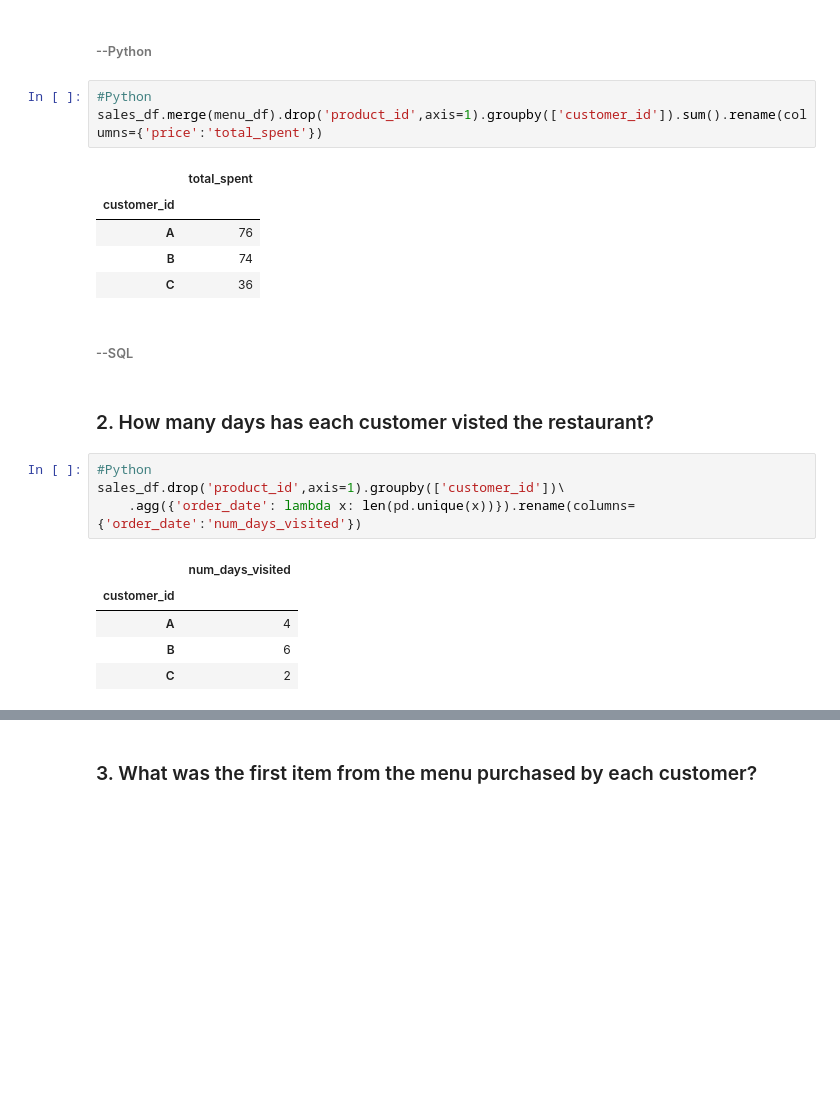
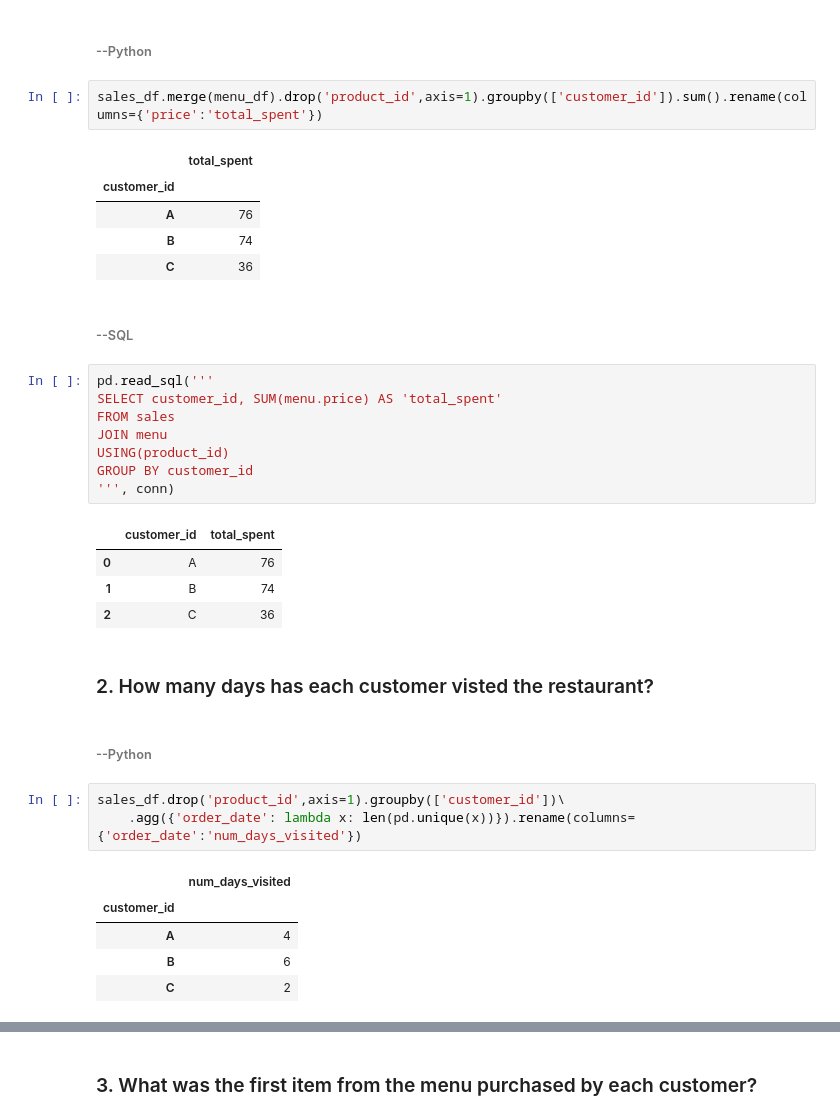
Before and after one commit to GeeSama/8weekSQLchallenge, a Jupyter notebook: dannys_diner.ipynb, the cells around one changed output, grey strips where cells are left out. Drawn from its saved outputs; the diff is of its cells as text; blank space fills up the shorter version.

```diff
--- a/dannys_diner.ipynb
+++ b/dannys_diner.ipynb
@@ -72,7 +136,6 @@ member_df
 # %% [markdown]
 ###### --Python
 # %%
-#Python
 sales_df.merge(menu_df).drop('product_id',axis=1).groupby(['customer_id']).sum().rename(columns={'price':'total_spent'})
 # %% [output]
 |  | total_spent |
@@ -82,10 +145,24 @@ sales_df.merge(menu_df).drop('product_id',axis=1).groupby(['customer_id']).sum()
 | C | 36 |
 # %% [markdown]
 ###### --SQL
+# %%
+pd.read_sql('''
+SELECT customer_id, SUM(menu.price) AS 'total_spent'
+FROM sales
+JOIN menu
+USING(product_id)
+GROUP BY customer_id
+''', conn)
+# %% [output]
+|  | customer_id | total_spent |
+| 0 | A | 76 |
+| 1 | B | 74 |
+| 2 | C | 36 |
 # %% [markdown]
 ### 2. How many days has each customer visted the restaurant?
+# %% [markdown]
+###### --Python
 # %%
-#Python
 sales_df.drop('product_id',axis=1).groupby(['customer_id'])\
     .agg({'order_date': lambda x: len(pd.unique(x))}).rename(columns={'order_date':'num_days_visited'})
 # %% [output]
```
Also changed, not shown: parts of 32 cells of this notebook.
